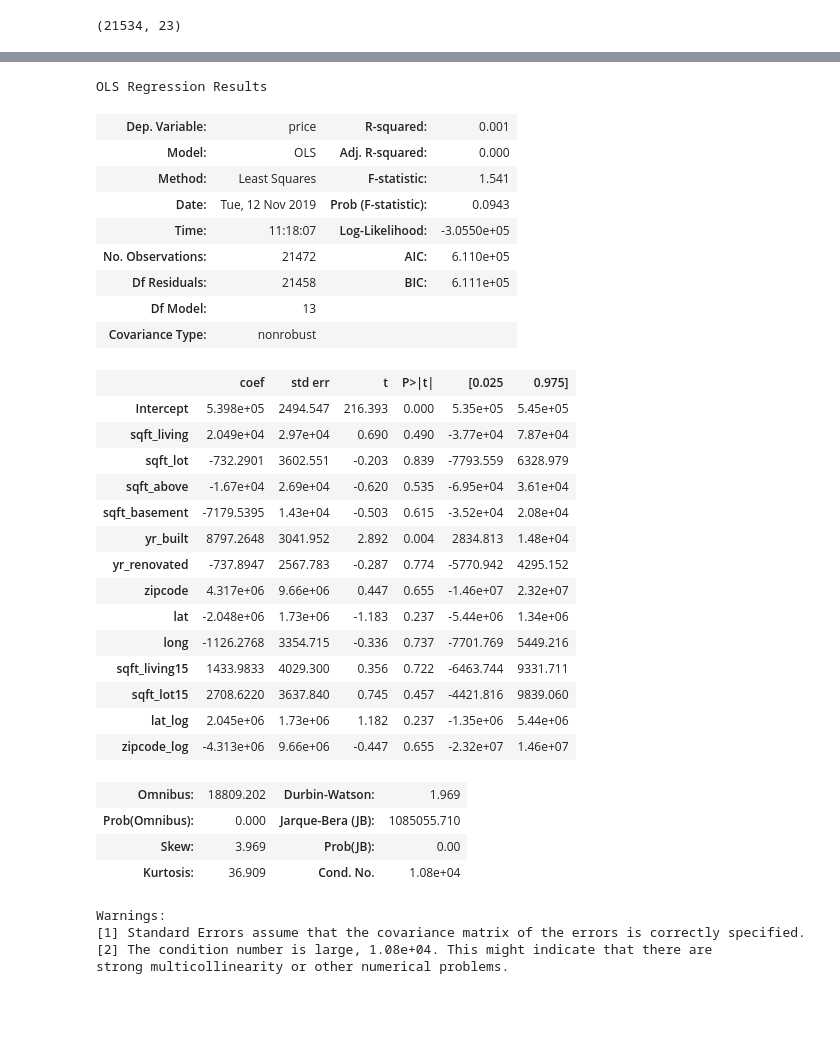
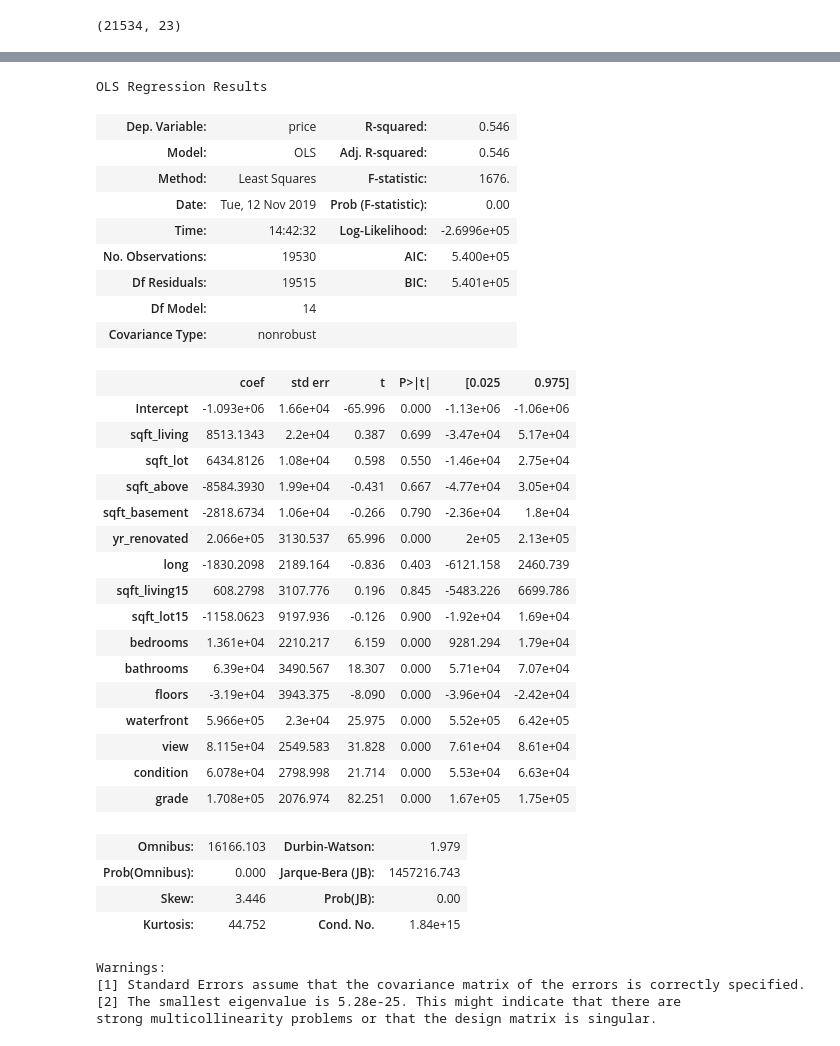
Before and after one commit to torresdavr/dsc-v2-mod1-final-project-online-ds-pt-100719, a Jupyter notebook: student.ipynb, the cells around one changed output, grey strips where cells are left out. Drawn from its saved outputs; the diff is of its cells as text; code cells hidden in the pictures; blank space fills up the shorter version.

```diff
--- a/student.ipynb
+++ b/student.ipynb
@@ -1101,0 +1096,3 @@ df_filter
+# %%
+for col in cat_cols:
+    df_filter[col] = housing_df_2[col].copy()
@@ -1101,0 +1108,2 @@ df_filter
+# %%
+df_filter['price'] = housing_df_2['price'].copy()
@@ -1101,0 +1126,5 @@ df_filter
+# %%
+try:
+    df_filter.dropna(inplace=True)
+except:
+    print('NaN in the dataframe.')
@@ -1104,7 +1147,7 @@ import statsmodels.api as sm
 import statsmodels.stats.api as sms
 import statsmodels.formula.api as smf
 # %%
-cols = kc_scaled.drop(['price','date'],axis=1).columns
+cols = df_filter.drop(['price'],axis=1).columns
 str_cols = ' + '.join(cols)
 str_cols
 # %% [output]
@@ -1117,37 +1160,39 @@ formula
 # %%
-model = smf.ols(formula=formula, data=kc_scaled).fit()
+model = smf.ols(formula=formula, data=df_filter).fit()
 model.summary()
 # %% [output]
 OLS Regression Results
-| Dep. Variable: | price | R-squared: | 0.001 |
-| Model: | OLS | Adj. R-squared: | 0.000 |
-| Method: | Least Squares | F-statistic: | 1.541 |
-| Date: | Tue, 12 Nov 2019 | Prob (F-statistic): | 0.0943 |
-| Time: | 11:18:07 | Log-Likelihood: | -3.0550e+05 |
-| No. Observations: | 21472 | AIC: | 6.110e+05 |
-| Df Residuals: | 21458 | BIC: | 6.111e+05 |
-| Df Model: | 13 |  |  |
+| Dep. Variable: | price | R-squared: | 0.546 |
+| Model: | OLS | Adj. R-squared: | 0.546 |
+| Method: | Least Squares | F-statistic: | 1676. |
+| Date: | Tue, 12 Nov 2019 | Prob (F-statistic): | 0.00 |
+| Time: | 14:42:32 | Log-Likelihood: | -2.6996e+05 |
+| No. Observations: | 19530 | AIC: | 5.400e+05 |
+| Df Residuals: | 19515 | BIC: | 5.401e+05 |
+| Df Model: | 14 |  |  |
 | Covariance Type: | nonrobust |  |  |
 |  | coef | std err | t | P>|t| | [0.025 | 0.975] |
-| Intercept | 5.398e+05 | 2494.547 | 216.393 | 0.000 | 5.35e+05 | 5.45e+05 |
-| sqft_living | 2.049e+04 | 2.97e+04 | 0.690 | 0.490 | -3.77e+04 | 7.87e+04 |
-| sqft_lot | -732.2901 | 3602.551 | -0.203 | 0.839 | -7793.559 | 6328.979 |
-| sqft_above | -1.67e+04 | 2.69e+04 | -0.620 | 0.535 | -6.95e+04 | 3.61e+04 |
-| sqft_basement | -7179.5395 | 1.43e+04 | -0.503 | 0.615 | -3.52e+04 | 2.08e+04 |
-| yr_built | 8797.2648 | 3041.952 | 2.892 | 0.004 | 2834.813 | 1.48e+04 |
-| yr_renovated | -737.8947 | 2567.783 | -0.287 | 0.774 | -5770.942 | 4295.152 |
-| zipcode | 4.317e+06 | 9.66e+06 | 0.447 | 0.655 | -1.46e+07 | 2.32e+07 |
-| lat | -2.048e+06 | 1.73e+06 | -1.183 | 0.237 | -5.44e+06 | 1.34e+06 |
-| long | -1126.2768 | 3354.715 | -0.336 | 0.737 | -7701.769 | 5449.216 |
-| sqft_living15 | 1433.9833 | 4029.300 | 0.356 | 0.722 | -6463.744 | 9331.711 |
-| sqft_lot15 | 2708.6220 | 3637.840 | 0.745 | 0.457 | -4421.816 | 9839.060 |
-| lat_log | 2.045e+06 | 1.73e+06 | 1.182 | 0.237 | -1.35e+06 | 5.44e+06 |
-| zipcode_log | -4.313e+06 | 9.66e+06 | -0.447 | 0.655 | -2.32e+07 | 1.46e+07 |
+| Intercept | -1.093e+06 | 1.66e+04 | -65.996 | 0.000 | -1.13e+06 | -1.06e+06 |
+| sqft_living | 8513.1343 | 2.2e+04 | 0.387 | 0.699 | -3.47e+04 | 5.17e+04 |
+| sqft_lot | 6434.8126 | 1.08e+04 | 0.598 | 0.550 | -1.46e+04 | 2.75e+04 |
+| sqft_above | -8584.3930 | 1.99e+04 | -0.431 | 0.667 | -4.77e+04 | 3.05e+04 |
+| sqft_basement | -2818.6734 | 1.06e+04 | -0.266 | 0.790 | -2.36e+04 | 1.8e+04 |
+| yr_renovated | 2.066e+05 | 3130.537 | 65.996 | 0.000 | 2e+05 | 2.13e+05 |
+| long | -1830.2098 | 2189.164 | -0.836 | 0.403 | -6121.158 | 2460.739 |
+| sqft_living15 | 608.2798 | 3107.776 | 0.196 | 0.845 | -5483.226 | 6699.786 |
+| sqft_lot15 | -1158.0623 | 9197.936 | -0.126 | 0.900 | -1.92e+04 | 1.69e+04 |
+| bedrooms | 1.361e+04 | 2210.217 | 6.159 | 0.000 | 9281.294 | 1.79e+04 |
+| bathrooms | 6.39e+04 | 3490.567 | 18.307 | 0.000 | 5.71e+04 | 7.07e+04 |
+| floors | -3.19e+04 | 3943.375 | -8.090 | 0.000 | -3.96e+04 | -2.42e+04 |
+| waterfront | 5.966e+05 | 2.3e+04 | 25.975 | 0.000 | 5.52e+05 | 6.42e+05 |
+| view | 8.115e+04 | 2549.583 | 31.828 | 0.000 | 7.61e+04 | 8.61e+04 |
+| condition | 6.078e+04 | 2798.998 | 21.714 | 0.000 | 5.53e+04 | 6.63e+04 |
+| grade | 1.708e+05 | 2076.974 | 82.251 | 0.000 | 1.67e+05 | 1.75e+05 |
-| Omnibus: | 18809.202 | Durbin-Watson: | 1.969 |
-| Prob(Omnibus): | 0.000 | Jarque-Bera (JB): | 1085055.710 |
-| Skew: | 3.969 | Prob(JB): | 0.00 |
-| Kurtosis: | 36.909 | Cond. No. | 1.08e+04 |
+| Omnibus: | 16166.103 | Durbin-Watson: | 1.979 |
+| Prob(Omnibus): | 0.000 | Jarque-Bera (JB): | 1457216.743 |
+| Skew: | 3.446 | Prob(JB): | 0.00 |
+| Kurtosis: | 44.752 | Cond. No. | 1.84e+15 |
 Warnings:
 [1] Standard Errors assume that the covariance matrix of the errors is correctly specified.
-[2] The condition number is large, 1.08e+04. This might indicate that there are
-strong multicollinearity or other numerical problems.
+[2] The smallest eigenvalue is 5.28e-25. This might indicate that there are
+strong multicollinearity problems or that the design matrix is singular.
```
Also changed, not shown: parts of 53 cells of this notebook, 1 other file.
